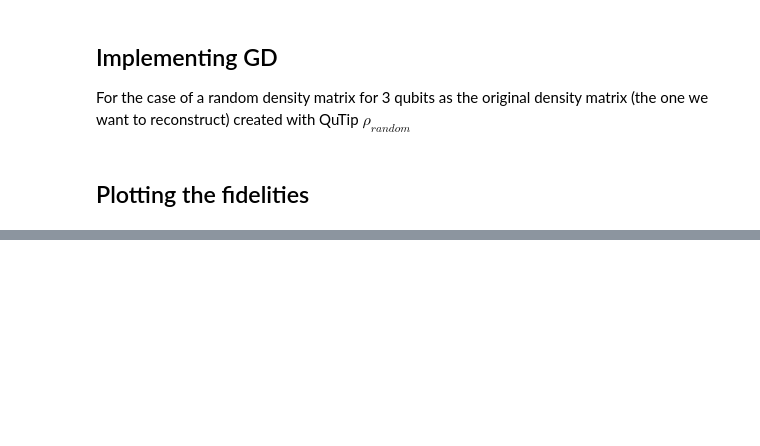
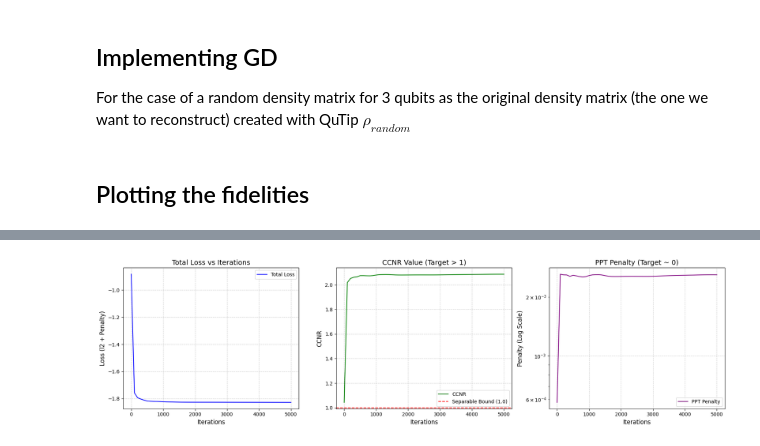
Before and after one commit to randomtofree/GD-QST_calculate, a Jupyter notebook: examples/chol_rank_GD.ipynb, the cells around one changed output, grey strips where cells are left out. Cells and saved outputs as stored; diff of their text form; code cells hidden in the pictures; blank space fills up the shorter version.

```diff
--- a/examples/chol_rank_GD.ipynb
+++ b/examples/chol_rank_GD.ipynb
@@ -40,10 +40,10 @@ import time
 ### First we will define the number of qubits and the measurement operators. We will use the Pauli matrices.
 # %%
 number_qubits: int = 2
-singleparticle_dimension: int = 4
+singleparticle_dimension: int = 10
 dimension: int = singleparticle_dimension**number_qubits
 
-
+"""
 # --- 测试与验证 ---
 
 gellman_matrices= get_generalized_gell_mann(singleparticle_dimension)
@@ -62,4 +62,6 @@ print(Measu_ope[0:2])
 
 ops_np = [op.full() for op in Measu_ope] # transforming from qutip object to numpy
 ops_jnp = jnp.asarray(ops_np) # transforming from numpy to jax.np
+
+"""
 # %% [output]
@@ -105,10 +91,10 @@ def ansatz(kn: int):
         ket_f, prob1_array_jnp : Ansatz GD-projective
 
     """
-
+    np.random.seed(42)
     # T_rank  = arbitrary r x p matrix ansatz for Cholesky
-    real_part = np.random.rand(kn, dimension)  # Random numbers from a uniform distribution over [0, 1)
-    imaginary_part = np.random.rand(kn, dimension)  # Same for the imaginary part
+    real_part = np.random.randn(kn, dimension)  # Random numbers from a uniform distribution over [0, 1)
+    imaginary_part = np.random.randn(kn, dimension)  # Same for the imaginary part
     guess = real_part + 1j * imaginary_part
     T_rank = jnp.asarray(guess)
 
@@ -317,0 +159,39 @@ plt.show()
+# %%
+import matplotlib.pyplot as plt
+
+# 因为使用了 record_freq，我们需要重新计算 x 轴的 step 编号
+# track 数组的长度为 (iters // record_freq) + 1 (如果最后一步恰好没被整除)
+steps = np.arange(len(loss_track)) * record_frequency
+
+fig, (ax1, ax2, ax3) = plt.subplots(1, 3, figsize=(18, 5))
+
+# --- 图 1: 总体 Loss 曲线 ---
+ax1.set_title("Total Loss vs Iterations", fontsize=14)
+ax1.plot(steps, loss_track, color='blue', label="Total Loss")
+ax1.set_xlabel("Iterations", fontsize=12)
+ax1.set_ylabel("Loss (l2 + Penalty)", fontsize=12)
+ax1.grid(True, linestyle='--', alpha=0.6)
+ax1.legend()
+
+# --- 图 2: CCNR 值变化 (寻找违背 > 1 的点) ---
+ax2.set_title("CCNR Value (Target > 1)", fontsize=14)
+ax2.plot(steps, ccnr_track, color='green', label="CCNR")
+ax2.axhline(y=1.0, color='red', linestyle='--', label="Separable Bound (1.0)")
+ax2.set_xlabel("Iterations", fontsize=12)
+ax2.set_ylabel("CCNR", fontsize=12)
+ax2.grid(True, linestyle='--', alpha=0.6)
+ax2.legend()
+
+# --- 图 3: PPT 惩罚项 (寻找趋近于 0 的点) ---
+ax3.set_title("PPT Penalty (Target ~ 0)", fontsize=14)
+ax3.plot(steps, ppt_track, color='purple', label="PPT Penalty")
+ax3.set_yscale('log')  # 对数坐标轴非常关键，用于观察微小违背
+ax3.set_xlabel("Iterations", fontsize=12)
+ax3.set_ylabel("Penalty (Log Scale)", fontsize=12)
+ax3.grid(True, linestyle='--', alpha=0.6)
+ax3.legend()
+
+plt.tight_layout()
+plt.show()
+# %% [output]
+[figure, added]
```
Also changed, not shown: parts of 13 cells of this notebook, 2 other files.
